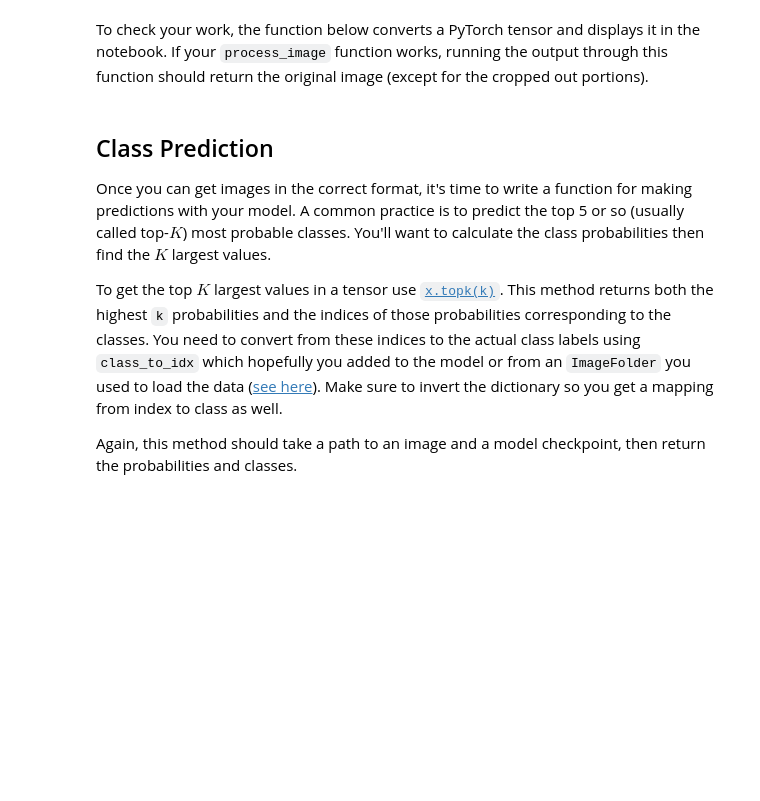
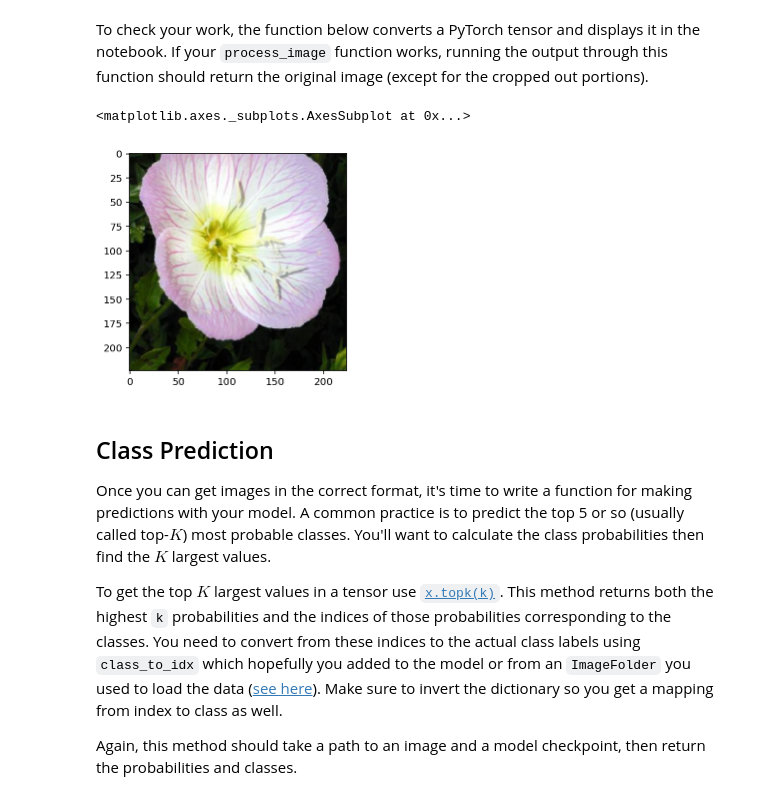
Before and after one commit to ShankaryRavi/AIPND, a Jupyter notebook: Image Classifier Project.ipynb, the cells around one changed output. Cells and saved outputs as stored; diff of their text form; code cells hidden in the pictures; blank space fills up the shorter version.

```diff
--- a/Image Classifier Project.ipynb
+++ b/Image Classifier Project.ipynb
@@ -152,7 +162,7 @@ model = model.to(device)
 from workspace_utils import active_session
 
 with active_session():
-    epochs = 40
+    epochs = 5
     steps = 0
     running_loss = 0
     print_every = 50
@@ -236,3 +316,16 @@ Remember that you'll want to completely rebuild the model later so you can use i
+# %%
+# TODO: Save the checkpoint
+model.class_to_idx = train_data.class_to_idx
+
+checkpoint = {'input_size': 25088,
+              'output_size': 102,
+              'model': models.vgg16(pretrained=True),
+              'optimizer': optimizer.state_dict(),
+              'epochs': 5,
+              'class_to_idx': model.class_to_idx,
+              'state_dict': model.state_dict()}
+
+torch.save(checkpoint, 'checkpoint.pth')
 # %% [markdown]
 ## Loading the checkpoint
 
@@ -275,3 +371,28 @@ def process_image(image):
+# %%
+def process_image(image):
+    ''' Scales, crops, and normalizes a PIL image for a PyTorch model,
+        returns an Numpy array
+    '''
+
+    # TODO: Process a PIL image for use in a PyTorch model
+    image = Image.open(image) # Opening image using PIL
+
+    # Resize image and crop
+    process_image = transforms.Compose([transforms.Resize(255),
+                                        transforms.CenterCrop(224),
+                                        transforms.ToTensor(),
+                                        transforms.Normalize([0.485,0.456, 0.406],
+                                                             [0.229, 0.224, 0.225])])
+    #np_image = np.array(image)
+    #np_image = np_image/255 # Dividing by total number of colour channels
+    #mean = [0.485,0.456, 0.406]
+    #std = [0.229, 0.224, 0.225]
+    #np_image = (np_image - mean) / std
+    #np_image = np.transpose(np_image, (2,0,1))
+
+    image = process_image(image)
+
+    return image
 # %% [markdown]
 To check your work, the function below converts a PyTorch tensor and displays it in the notebook. If your `process_image` function works, running the output through this function should return the original image (except for the cropped out portions).
 # %%
@@ -295,6 +416,11 @@ def imshow(image, ax=None, title=None):
     ax.imshow(image)
 
     return ax
+# %%
+imshow(process_image("flowers/test/1/image_06743.jpg"))
+# %% [output]
+<matplotlib.axes._subplots.AxesSubplot at 0x...>
+[figure, added]
 # %% [markdown]
 ## Class Prediction
 
```
Also changed, not shown: parts of 14 cells of this notebook.
